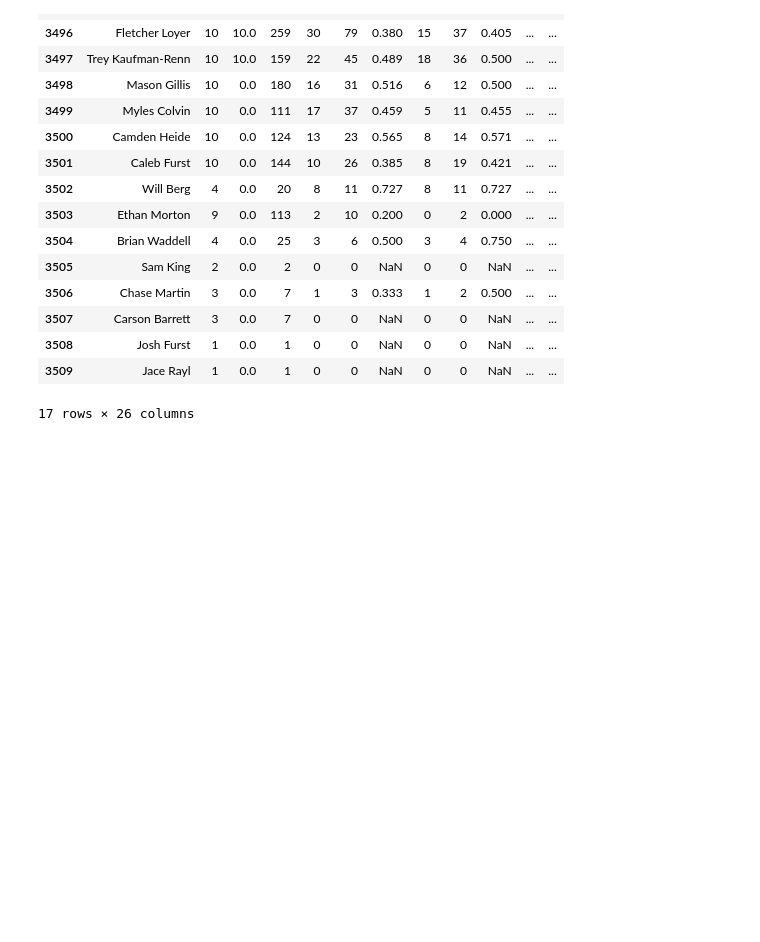
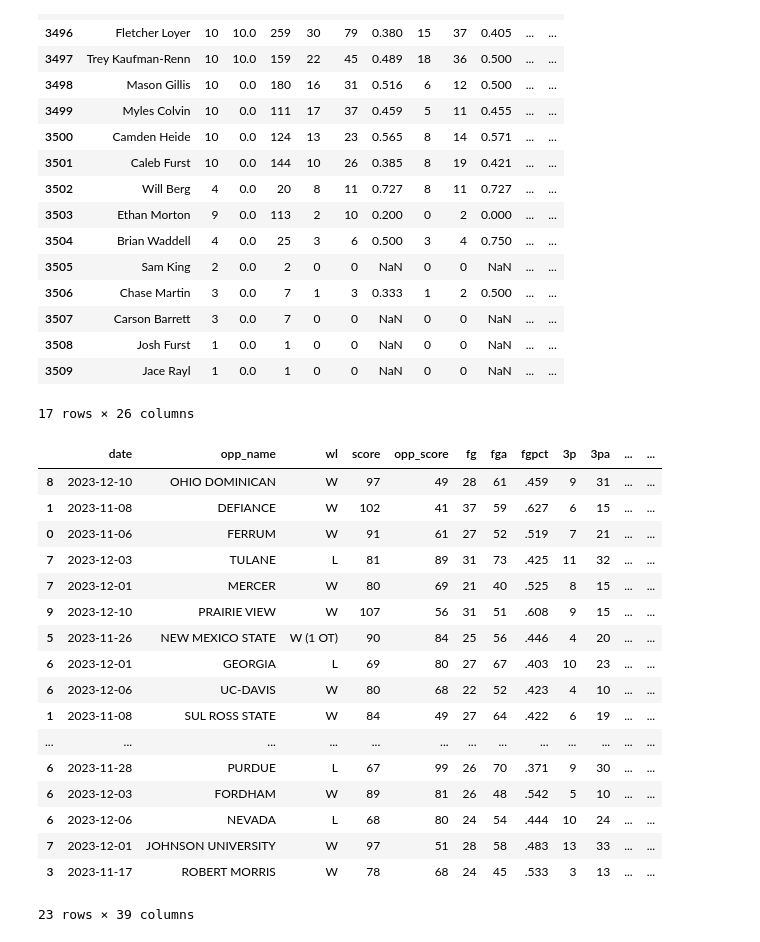
Before and after one commit to fmathews11/Adjusting_Basketball_Stats, a Jupyter notebook: data_cleaning_and_reconciliation/Explore_All_Player_Stats.ipynb, the cells around one changed output. Cells and saved outputs as stored; diff of their text form; code cells hidden in the pictures; blank space fills up the shorter version.

```diff
--- a/Explore_All_Player_Stats.ipynb
+++ b/data_cleaning_and_reconciliation/Explore_All_Player_Stats.ipynb
@@ -57,3 +57,28 @@ create_all_player_totals_dataframe().query("team == 'PURDUE'")
 | 3508 | Josh Furst | 1 | 0.0 | 1 | 0 | 0 | NaN | 0 | 0 | NaN | ... | ... |
 | 3509 | Jace Rayl | 1 | 0.0 | 1 | 0 | 0 | NaN | 0 | 0 | NaN | ... | ... |
 17 rows × 26 columns
+# %%
+import pandas as pd
+import numpy as np
+df = pd.read_parquet('parquet_files/box_scores_sports_reference_2024.gzip')
+df['ft_disparity'] = df.apply(lambda x: np.abs(int(x.fta) - int(x.opp_fta)),axis = 1)
+df.loc[df.ft_disparity >= 30]
+# %% [output]
+|  | date | opp_name | wl | score | opp_score | fg | fga | fgpct | 3p | 3pa | ... | ... |
+| 8 | 2023-12-10 | OHIO DOMINICAN | W | 97 | 49 | 28 | 61 | .459 | 9 | 31 | ... | ... |
+| 1 | 2023-11-08 | DEFIANCE | W | 102 | 41 | 37 | 59 | .627 | 6 | 15 | ... | ... |
+| 0 | 2023-11-06 | FERRUM | W | 91 | 61 | 27 | 52 | .519 | 7 | 21 | ... | ... |
+| 7 | 2023-12-03 | TULANE | L | 81 | 89 | 31 | 73 | .425 | 11 | 32 | ... | ... |
+| 7 | 2023-12-01 | MERCER | W | 80 | 69 | 21 | 40 | .525 | 8 | 15 | ... | ... |
+| 9 | 2023-12-10 | PRAIRIE VIEW | W | 107 | 56 | 31 | 51 | .608 | 9 | 15 | ... | ... |
+| 5 | 2023-11-26 | NEW MEXICO STATE | W (1 OT) | 90 | 84 | 25 | 56 | .446 | 4 | 20 | ... | ... |
+| 6 | 2023-12-01 | GEORGIA | L | 69 | 80 | 27 | 67 | .403 | 10 | 23 | ... | ... |
+| 6 | 2023-12-06 | UC-DAVIS | W | 80 | 68 | 22 | 52 | .423 | 4 | 10 | ... | ... |
+| 1 | 2023-11-08 | SUL ROSS STATE | W | 84 | 49 | 27 | 64 | .422 | 6 | 19 | ... | ... |
+| ... | ... | ... | ... | ... | ... | ... | ... | ... | ... | ... | ... | ... |
+| 6 | 2023-11-28 | PURDUE | L | 67 | 99 | 26 | 70 | .371 | 9 | 30 | ... | ... |
+| 6 | 2023-12-03 | FORDHAM | W | 89 | 81 | 26 | 48 | .542 | 5 | 10 | ... | ... |
+| 6 | 2023-12-06 | NEVADA | L | 68 | 80 | 24 | 54 | .444 | 10 | 24 | ... | ... |
+| 7 | 2023-12-01 | JOHNSON UNIVERSITY | W | 97 | 51 | 28 | 58 | .483 | 13 | 33 | ... | ... |
+| 3 | 2023-11-17 | ROBERT MORRIS | W | 78 | 68 | 24 | 45 | .533 | 3 | 13 | ... | ... |
+23 rows × 39 columns
```
Also changed, not shown: 3 other files.
